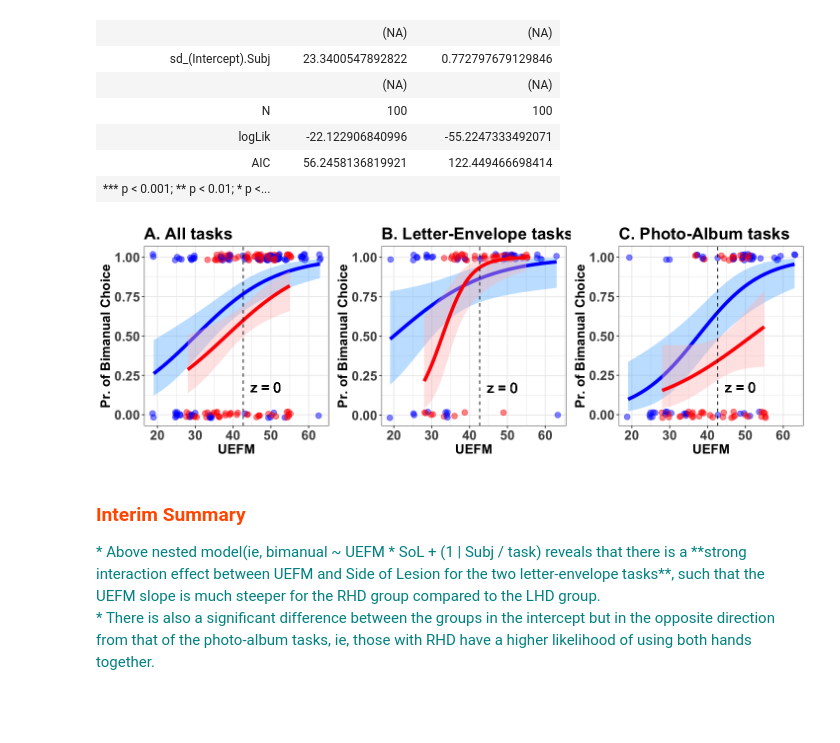
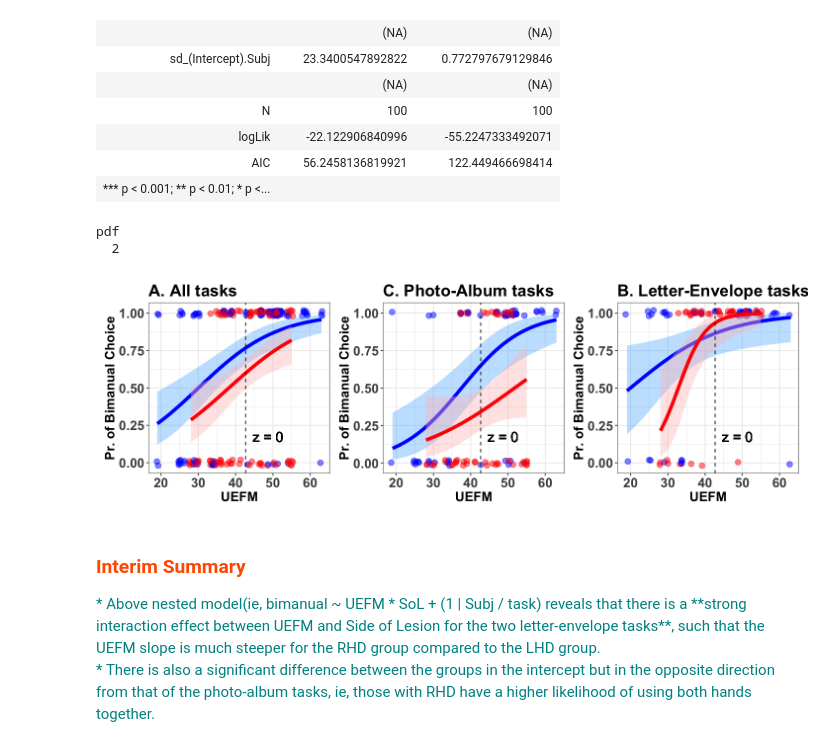
Before and after one commit to rinivarg/bmAAUT, a Jupyter notebook: bmAAUT_Analysis_Code.ipynb, the cells around one changed output. Drawn from its saved outputs; the diff is of its cells as text; code cells hidden in the pictures; blank space fills up the shorter version.

```diff
--- a/bmAAUT_Analysis_Code.ipynb
+++ b/bmAAUT_Analysis_Code.ipynb
@@ -820,35 +820,41 @@ Fig1a = ggplot(aaut3, aes(x = uefm, y = Bimanual,color=sol)) +
         scale_fill_manual(values=c('steelblue1','rosybrown1')) + theme_bw() +
 
         xlab("UEFM") + ylab("Pr. of Bimanual Choice") + ggtitle("A. All tasks") + thm
 
 
 Fig4a = ggplot(aaut4, aes(x = uefm, y = Bimanual,color=sol)) +
         geom_jitter(size=3, alpha=0.5,height = 0.02, show.legend = FALSE) +
         geom_smooth(method="glm",aes(fill=as.factor(sol)), size = 2,method.args = list(family = "binomial"),show.legend = FALSE) +
 
         geom_vline(xintercept = mean(uefm),linetype = "dashed") +
         geom_text(size=6,aes(mean(uefm)+6,0.175,label = 'z = 0'),col="black",show.legend = FALSE) +
         scale_color_manual(values = c("LHD" = "blue", "RHD" = "red")) + theme_bw() +
         scale_fill_manual(values=c('steelblue1','rosybrown1')) +
 
         xlab("UEFM") + ylab("Pr. of Bimanual Choice") + ggtitle("C. Photo-Album tasks") + thm
 
 
 Fig4b = ggplot(aaut5, aes(x = uefm, y = Bimanual,color=sol)) +
         geom_jitter(size=3, alpha=0.5,height = 0.02, show.legend = FALSE) +
         geom_smooth(method="glm",aes(fill=as.factor(sol)), size = 2,method.args = list(family = "binomial"),show.legend = FALSE) +
 
         geom_vline(xintercept = mean(uefm),linetype = "dashed") +
         geom_text(size=6,aes(mean(uefm)+6,0.175,label = 'z = 0'),col="black",show.legend = FALSE) +
         scale_color_manual(values = c("LHD" = "blue", "RHD" = "red")) + theme_bw() +
         scale_fill_manual(values=c('steelblue1','rosybrown1')) +
 
         xlab("UEFM") + ylab("Pr. of Bimanual Choice") + ggtitle("B. Letter-Envelope tasks") + thm
 
 
-options(repr.plot.width=12, repr.plot.height=4); multiplot(Fig1a,Fig4b,Fig4a,cols=3)
+options(repr.plot.width=12, repr.plot.height=4); #multiplot(Fig1a,Fig4b,Fig4a,cols=3)
+
+gnew = Fig1a+Fig4a+Fig4b
+
+#tiff("gnew.tiff", units="in", width=12, height=4, res=500); gnew; dev.off(); gnew
 # %% [output]
+pdf
+  2
-[figure, old version]
+[figure, new version]
 # %% [markdown]
  ### <font color = 'orangered'> Interim Summary </font>
 <font color = 'teal'>
```
Also changed, not shown: parts of 2 cells of this notebook, 2 other files.
